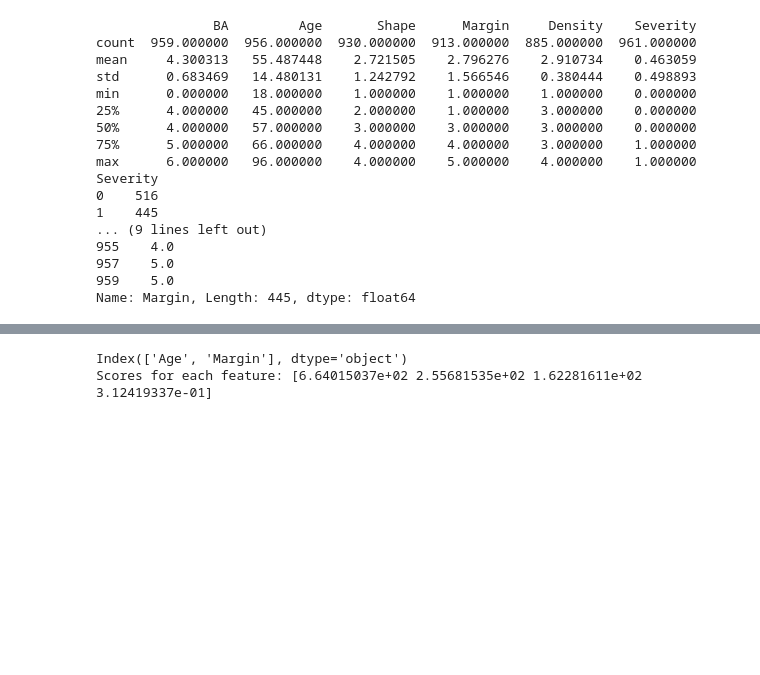
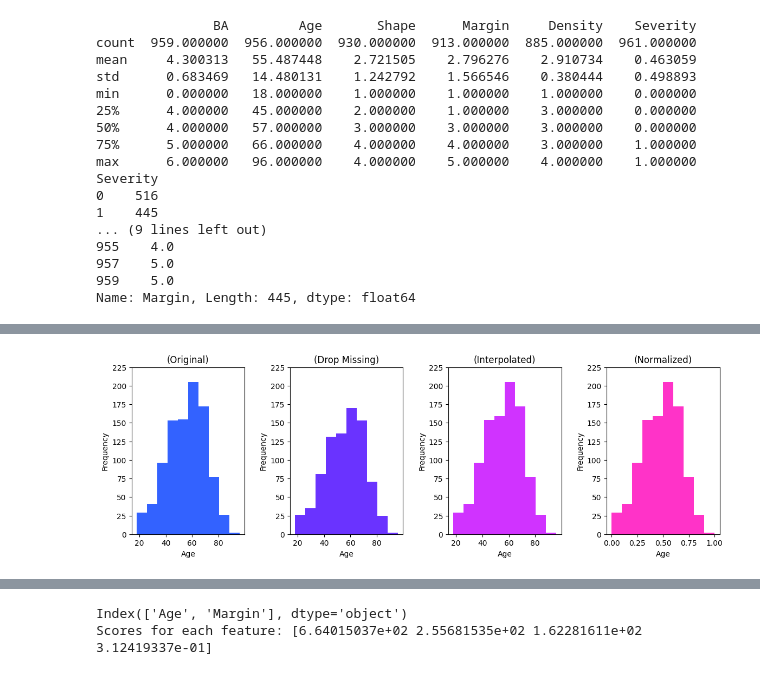
Before and after one commit to JasonvO2222/DA_P1, a Jupyter notebook: Notebook.ipynb, the cells around one changed output, grey strips where cells are left out. Saved outputs shown, nothing was run; the diff lists cells and outputs as text; code cells hidden in the pictures; blank space fills up the shorter version.

Commit message:
Task 3 verbeterd, uitleg staat in code, meerdere visualisaties ervoor

```diff
--- a/Notebook.ipynb
+++ b/Notebook.ipynb
@@ -230,0 +141,93 @@ TypeError: box() got an unexpected keyword argument 'alpha'
+# %%
+# TASK 3 : data preprocessing
+interpolateDATA = DATA.copy()
+
+
+# TASK 3.1
+
+#Create two subplots. One to show the difference between different stages for an ordinal feature(Age) and one to show it for an ordinal one (Margin)
+figage, plot = plt.subplots(1, 4, figsize=(14, 4),)
+figmargin, plotmargin = plt.subplots(1, 3, figsize=(12, 4))
+
+plot[0].hist(interpolateDATA["Age"], color = '#3362ff')
+plot[0].set_title("(Original)")
+plot[0].set_xlabel("Age")
+plot[0].set_ylabel('Frequency')
+
+plotmargin[0].hist(interpolateDATA["Margin"], color = '#3362ff')
+plotmargin[0].set_title("(Original)")
+plotmargin[0].set_xlabel("Margin")
+plotmargin[0].set_ylabel('Frequency')
+
+dropMissing = DATA.dropna()
+
+plot[1].hist(dropMissing["Age"], color = '#6a33ff')
+plot[1].set_title("(Drop Missing)")
+plot[1].set_xlabel("Age")
+plot[1].set_ylabel('Frequency')
+
+plotmargin[1].hist(dropMissing["Margin"], color = '#6a33ff')
+plotmargin[1].set_title("(Drop Missing)")
+plotmargin[1].set_xlabel("Margin")
+plotmargin[1].set_ylabel('Frequency')
+
+#Seperate numerical/ordinal and nominal columns for filling in missing values
+numerical_columns = ["Age", "Density"]  # Exclude BA as it is non-predictive, exclude Severity because it is the target feature
+nominal_columns = ["Margin", "Shape"]  # Nominal features
+
+# Filling missing nominal values using mode imputation, warning could result in bias
+for column in nominal_columns:
+    interpolateDATA[column].fillna(interpolateDATA[column].mode()[0], inplace=True)
+#Fill empty values using linear interpolation
+interpolateDATA[numerical_columns] = interpolateDATA[numerical_columns].interpolate(method='linear')
+
+plot[2].hist(interpolateDATA["Age"], color = '#d033ff')
+plot[2].set_title("(Interpolated)")
+plot[2].set_xlabel("Age")
+plot[2].set_ylabel('Frequency')
+
+plotmargin[2].hist(interpolateDATA['Margin'], color = '#d033ff')
+plotmargin[2].set_title("(Interpolated)")
+plotmargin[2].set_xlabel("Margin")
+plotmargin[2].set_ylabel('Frequency')
+
+normalizeDATA = interpolateDATA.copy()
+# TASK 3.2
+# NORMALIZATION : min-max normalization on the Age column
+normalizeDATA['Age'] = (normalizeDATA['Age'] - normalizeDATA['Age'].min()) / (normalizeDATA['Age'].max() - normalizeDATA['Age'].min())
+# we will also use normalization on other ordinal parameters such as Density. We exclude BA again because it is non-predictive
+do_normalize_ordinal = True
+if do_normalize_ordinal: normalizeDATA['Density'] = (normalizeDATA['Density'] - normalizeDATA['Density'].min()) /(normalizeDATA['Density'].max() - normalizeDATA['Density'].min())
+
+plot[3].hist(normalizeDATA["Age"], color ='#ff33c8')
+plot[3].set_title("(Normalized)")
+plot[3].set_xlabel("Age")
+plot[3].set_ylabel('Frequency')
+
+# Set the same y values for all graphs to visualize change in frequency
+for ax in plot:
+    ax.set_ylim(0,225)
+for ax in plotmargin:
+    ax.set_ylim(0,425)
+
+#Adjust margins to make sure text doesn't overlap with another subplot
+figage.subplots_adjust(wspace=0.4)
+figmargin.subplots_adjust(wspace=0.5)
+
+# Rendering comparison plots (before and after normalization)
+fignormalization, plot = plt.subplots(1, 2, figsize=(12, 6))
+
+# Plotting original (non-normalized) Age and Density
+plot[0].hist(interpolateDATA["Age"], bins=20, color='blue', alpha=0.7, label='Age (Original)')
+plot[0].hist(interpolateDATA["Density"], bins=20, color='green', alpha=0.5, label='Density (Original)')
+plot[0].set_title('Original Data (Not Normalized)')
+plot[0].legend()
+
+# Plotting normalized Age and Density
+plot[1].hist(normalizeDATA["Age"], bins=20, color='blue', alpha=0.7, label='Age (Normalized)')
+plot[1].hist(normalizeDATA["Density"], bins=20, color='green', alpha=0.5, label='Density (Normalized)')
+plot[1].set_title('Normalized Data (Min-Max)')
+plot[1].legend()
+
+plt.show()
+# %% [output]
@@ -230,0 +238 @@ TypeError: box() got an unexpected keyword argument 'alpha'
+[figure, added]
```
Also changed, not shown: parts of 2 cells of this notebook.
